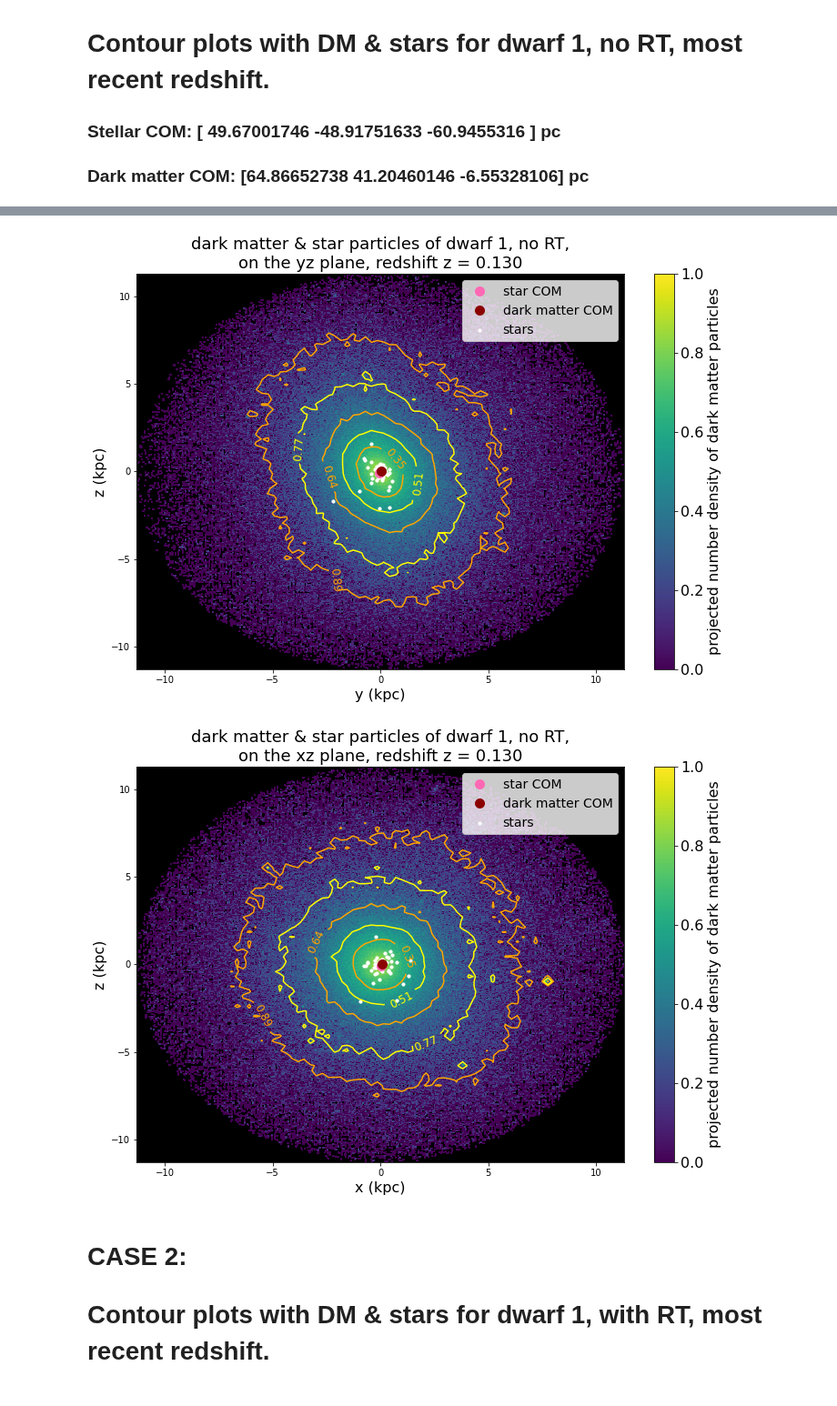
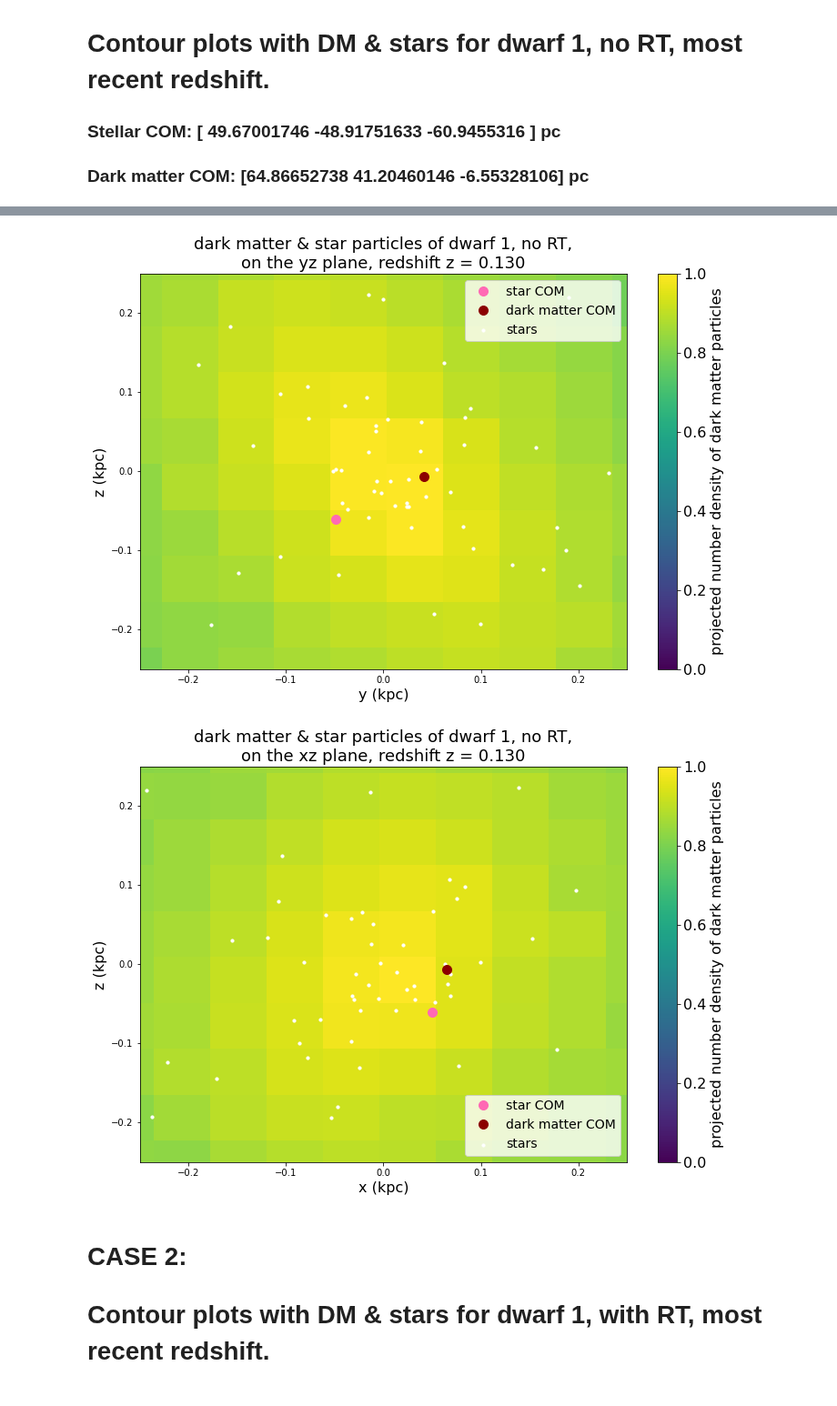
Before and after one commit to nguyenbinh1612/Binh_UFD, a Jupyter notebook: velocity analysis/contour plots.ipynb, the cells around one changed output, grey strips where cells are left out. Shown at 91% size. Saved outputs shown, nothing was run; the diff lists cells and outputs as text; code cells hidden in the pictures.

Commit message:
zoomed in on the contour plots

```diff
--- a/velocity analysis/contour plots.ipynb
+++ b/velocity analysis/contour plots.ipynb
@@ -153,10 +156,12 @@ cbar.set_label(label='projected number density of dark matter particles', size=1
 density_contour(dy_dm290, dz_dm290, 80, 80, [0.35, 0.51, 0.64, 0.77, 0.89], \
                 ax=ax, colors=['orange','yellow','orange','yellow','orange'])
 
+lim = 0.25
+# for reference, r_vir = 11.3 kpc, r_half = 0.19 kpc
 plt.xlabel('y (kpc)', fontsize=16)
 plt.ylabel('z (kpc)', fontsize=16)
-plt.xlim(-11.3, 11.3) # the limit is the virial radius
-plt.ylim(-11.3, 11.3) # the limit is the virial radius
+plt.xlim(-lim, lim)
+plt.ylim(-lim, lim)
 
 ax.set_facecolor('black')
 plt.plot(-48.91751633 / 1000, -60.9455316 / 1000, 'o', color='hotpink', markersize=10, label='star COM')
@@ -167,39 +172,43 @@ plt.legend(fontsize=14)
 plt.title('dark matter & star particles of dwarf 1, no RT,\non the yz plane, redshift z = 0.130', \
           loc='center', fontsize=18)
 
-plt.savefig('contour_1noRT_yz.png')
+plt.show()
+#plt.savefig('contour_1noRT_yz.png')
 # %% [output]
-[figure, old version]
+[figure, new version]
 # %%
 fig, ax=plt.subplots(figsize=(12,8))
 
 plt.hist2d(dx_dm290, dz_dm290, bins=390, norm=LogNorm(), cmap='viridis') # this plots dx and dz
 plt.scatter(dx_star290, dz_star290, color='white',s=10, label='stars') # this plots dy and dz
 
 cbar = plt.colorbar(matplotlib.cm.ScalarMappable(norm=None, cmap='viridis'), cax=None, ax=None)
 cbar.ax.tick_params(labelsize=16)
 cbar.set_label(label='projected number density of dark matter particles', size=16)
 
 density_contour(dx_dm290, dz_dm290, 80, 80, [0.35, 0.51, 0.64, 0.77, 0.89], \
                 ax=ax, colors=['orange','yellow','orange','yellow','orange'])
 
+lim = 0.25
+# for reference, r_vir = 11.3 kpc, r_half = 0.19 kpc
 plt.xlabel('x (kpc)', fontsize=16)
 plt.ylabel('z (kpc)', fontsize=16)
-plt.xlim(-11.3, 11.3) # the limit is the virial radius
-plt.ylim(-11.3, 11.3) # the limit is the virial radius
+plt.xlim(-lim, lim)
+plt.ylim(-lim, lim)
 
 ax.set_facecolor('black')
 plt.plot(49.67001746 / 1000, -60.9455316 / 1000, 'o', color='hotpink', markersize=10, label='star COM')
 plt.plot(64.86652738 / 1000, -6.55328106 / 1000, 'o', color='darkred', markersize=10, label='dark matter COM')
 
 plt.legend(fontsize=14)
 
 plt.title('dark matter & star particles of dwarf 1, no RT,\non the xz plane, redshift z = 0.130', \
           loc='center', fontsize=18)
 
-plt.savefig('contour_1noRT_xz.png')
+plt.show()
+#plt.savefig('contour_1noRT_xz.png')
 # %% [output]
-[figure, old version]
+[figure, new version]
 # %% [markdown]
 # CASE 2:
 # Contour plots with DM & stars for dwarf 1, with RT, most recent redshift.
```
Also changed, not shown: parts of 10 cells of this notebook.
